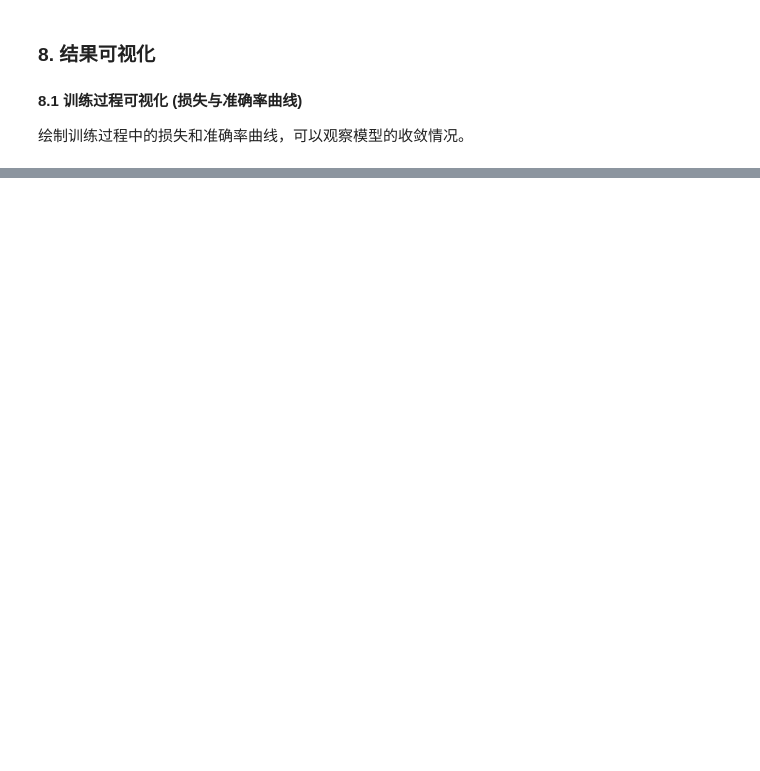
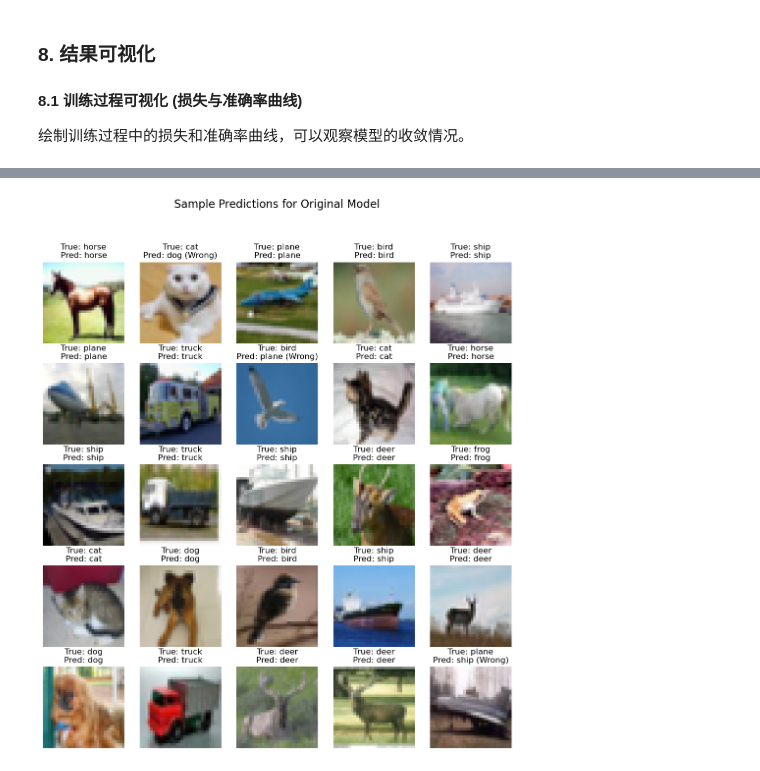
Before and after one commit to laonuo2004/BIT_Deep_Learning_Fundamentals, a Jupyter notebook: HW3/CNN for Image Classification on CIFAR-10.ipynb, the cells around one changed output, grey strips where cells are left out. Drawn from its saved outputs; the diff is of its cells as text; code cells hidden in the pictures; blank space fills up the shorter version.

```diff
--- a/HW3/CNN for Image Classification on CIFAR-10.ipynb
+++ b/HW3/CNN for Image Classification on CIFAR-10.ipynb
@@ -681,0 +504,54 @@ print(f"ResNet-18 模型已保存到: {MODEL_PATH_RESNET}")
+# %%
+# 显示反归一化后的图像及其标题
+def imshow_with_predictions(img_tensor, title):
+    # 反归一化: PyTorch中的图像是 C x H x W, Matplotlib 需要 H x W x C
+    # 均值和标准差 (与预处理时一致)
+    mean = np.array([0.4914, 0.4822, 0.4465])
+    std = np.array([0.2023, 0.1994, 0.2010])
+
+    img_np = img_tensor.numpy().transpose((1, 2, 0)) # C,H,W -> H,W,C
+    img_np = std * img_np + mean # 反归一化
+    img_np = np.clip(img_np, 0, 1) # 将像素值限制在 [0, 1] 范围内
+
+    plt.imshow(img_np)
+    plt.title(title)
+    plt.axis('off')
+
+# 可视化一部分测试图片的真实标签和预测标签
+def visualize_sample_predictions(dataset, model_to_eval, current_device, class_names, num_images=25, model_name=""):
+    model_to_eval.eval()
+
+    cols = int(np.ceil(np.sqrt(num_images)))
+    rows = int(np.ceil(num_images / cols))
+
+    plt.figure(figsize=(cols * 2, rows * 2.2))
+    if model_name:
+        plt.suptitle(f"Sample Predictions for {model_name}", fontsize=16, y=1.03)
+
+    indices = np.random.choice(len(dataset), num_images, replace=False)
+
+    for i, idx in enumerate(indices):
+        img_tensor, label = dataset[idx]
+        img_for_model = img_tensor.unsqueeze(0).to(current_device)
+
+        with torch.no_grad():
+            output = model_to_eval(img_for_model)
+            _, predicted_idx = torch.max(output, 1)
+
+        predicted_class = class_names[predicted_idx.item()]
+        true_class = class_names[label]
+
+        plt.subplot(rows, cols, i + 1)
+        title_str = f"True: {true_class}\nPred: {predicted_class}"
+        if predicted_class != true_class:
+            title_str = f"{title_str} (Wrong)"
+
+        imshow_with_predictions(img_tensor.cpu(), title_str) # imshow_with_predictions 内部处理反归一化
+
+    plt.tight_layout(rect=[0, 0, 1, 0.99]) # 调整布局以适应主标题
+    plt.show()
+
+# 可视化测试集中的预测结果 (注意: testset 包含的是已经 transform 过的图像)
+visualize_sample_predictions(testset, model, device, classes, num_images=25, model_name="Original Model")
+# %% [output]
+[figure, added]
```
Also changed, not shown: parts of 50 cells of this notebook, 2 other files.
